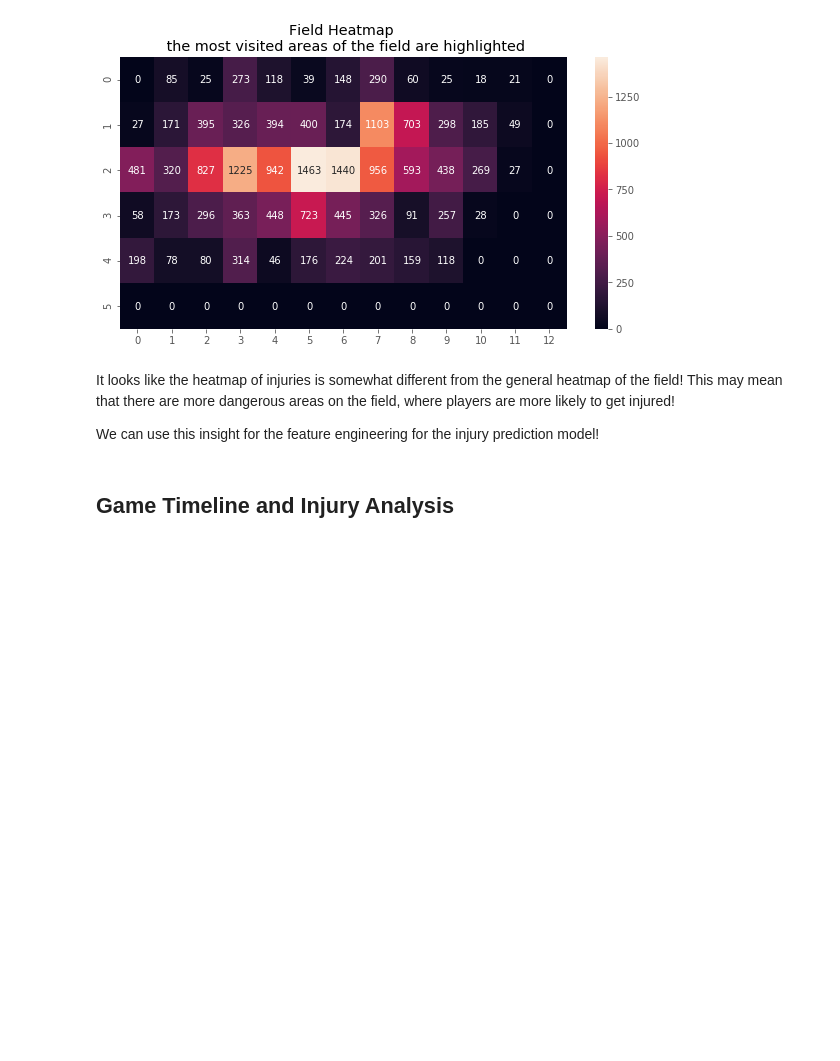
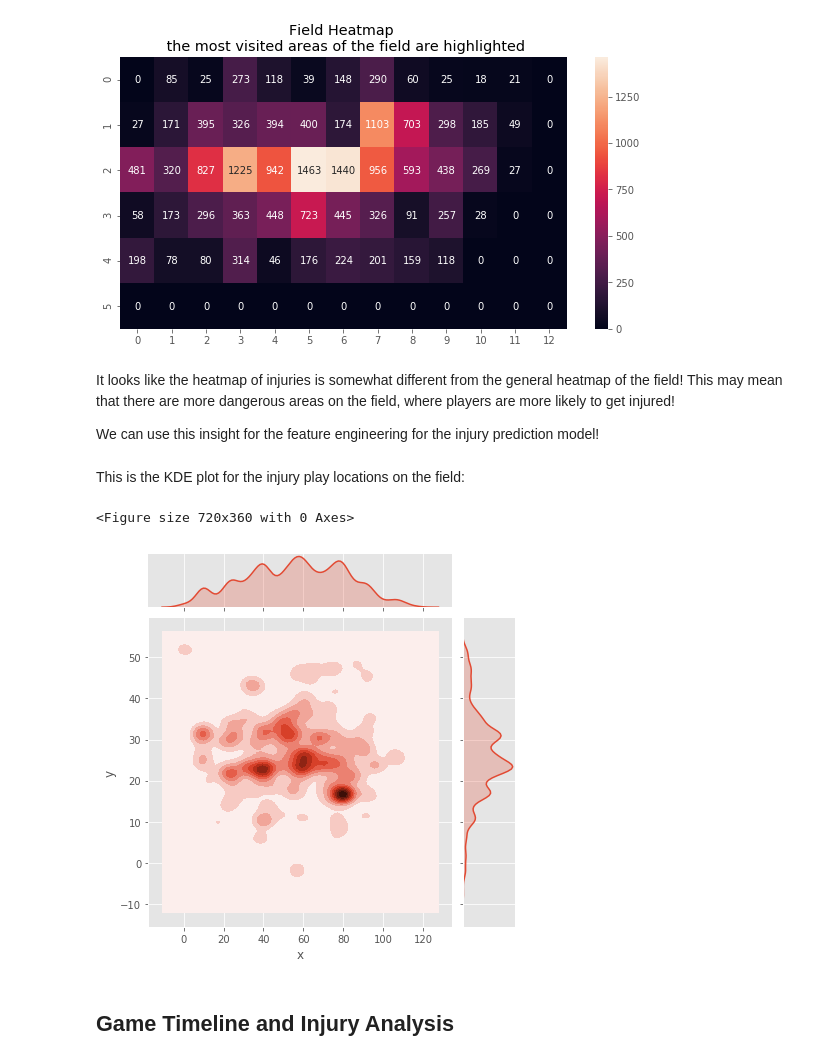
Before and after one commit to Lexie88rus/NFL-1st-and-Future, a Jupyter notebook: NFL_Injury_Analytics.ipynb, the cells around one changed output. Saved outputs shown, nothing was run; the diff lists cells and outputs as text; code cells hidden in the pictures; blank space fills up the shorter version.

Commit message:
Updated the analytics notebbok: added the 2d kde plot for the injury field heatmap visualization

```diff
--- a/NFL_Injury_Analytics.ipynb
+++ b/NFL_Injury_Analytics.ipynb
@@ -757,6 +757,19 @@ visualize_field_heatmap(player_injuries, annotate = True)
 It looks like the heatmap of injuries is somewhat different from the general heatmap of the field! This may mean that there are more dangerous areas on the field, where players are more likely to get injured!
 
 We can use this insight for the feature engineering for the injury prediction model!
+# %%
+def visualize_field_kde(player_df):
+    # plot kde
+    fig = plt.figure(figsize=(10,5))
+    ax = sns.jointplot(x="x", y="y", data=player_df, kind="kde")
+    plt.show()
+# %% [markdown]
+This is the KDE plot for the injury play locations on the field:
+# %%
+visualize_field_kde(player_injuries)
+# %% [output]
+<Figure size 720x360 with 0 Axes>
+[figure, added]
 # %% [markdown]
 ## Game Timeline and Injury Analysis
 # %% [markdown]
```
Also changed, not shown: parts of 1 cell of this notebook.
